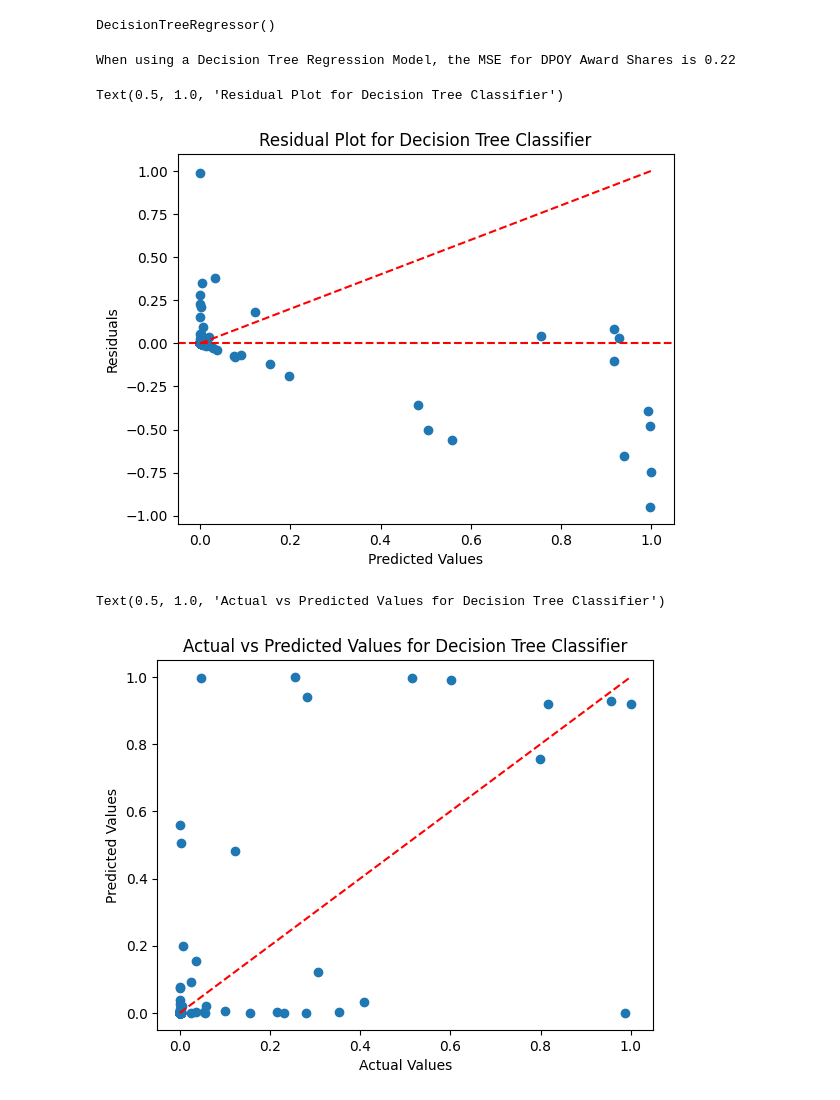
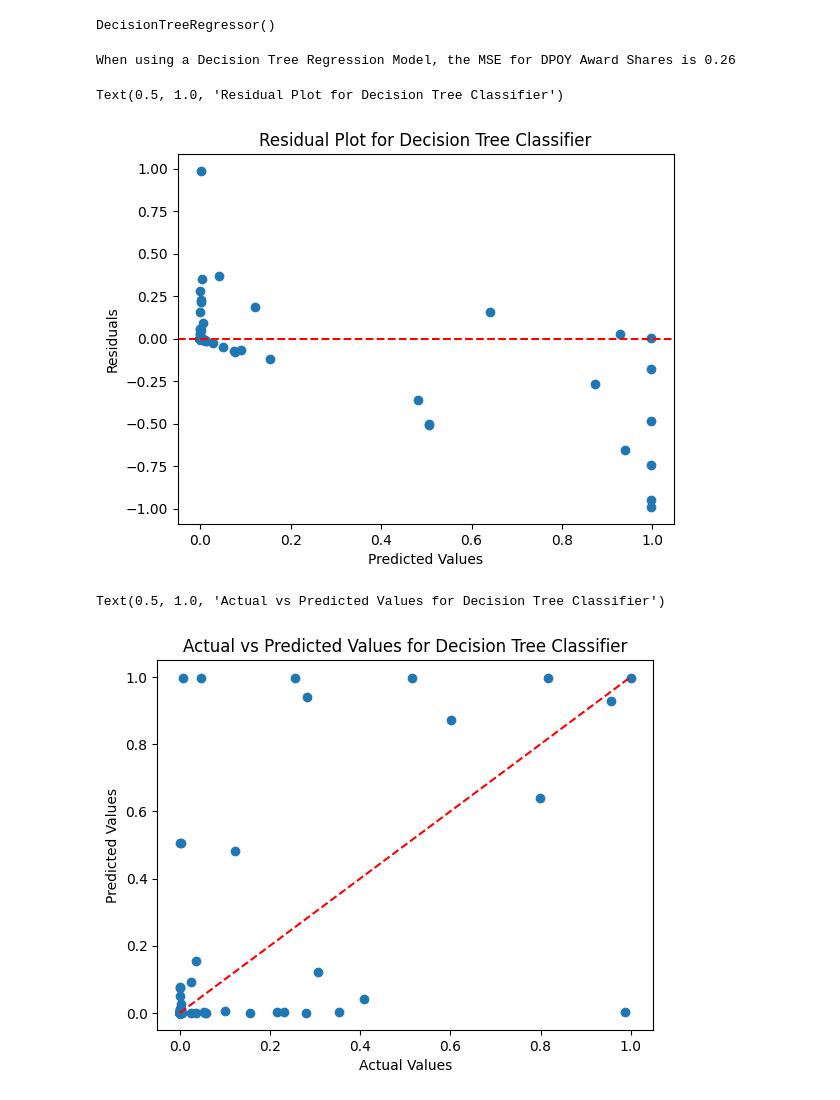
Before and after one commit to harshil0217/NBA_Award_Prediction, a Jupyter notebook: ROY.ipynb, the cells around one changed output. Drawn from its saved outputs; the diff is of its cells as text; code cells hidden in the pictures.

```diff
--- a/ROY.ipynb
+++ b/ROY.ipynb
@@ -41,3 +66,7 @@ y = award_df['nba roy']
+# %%
+#scale X
+scaler = StandardScaler()
+X = scaler.fit_transform(X)
 # %%
 X_train, X_test, y_train, y_test = train_test_split(X, y, test_size=0.2, random_state=69)
 X_train.shape, X_test.shape, y_train.shape, y_test.shape
@@ -78,20 +113,19 @@ mse_tree = mean_squared_error(y_pred_tree, y_test)
 
 print(f"When using a Decision Tree Regression Model, the MSE for DPOY Award Shares is {np.round(mse_tree, 4)*100}")
 # %% [output]
-When using a Decision Tree Regression Model, the MSE for DPOY Award Shares is 0.22
+When using a Decision Tree Regression Model, the MSE for DPOY Award Shares is 0.26
 # %%
 #create residual plot for decision tree classifier
 
 residuals = y_test - y_pred_tree
 plt.scatter(y_pred_tree, residuals)
 plt.xlabel('Predicted Values')
 plt.ylabel('Residuals')
 plt.axhline(y=0, color='red', label='0', linestyle='--')
-plt.plot([0, 1], [0, 1], color='red', linestyle='--')
 plt.title('Residual Plot for Decision Tree Classifier')
 # %% [output]
 Text(0.5, 1.0, 'Residual Plot for Decision Tree Classifier')
-[figure, old version]
+[figure, new version]
 # %%
 #actual vs predicted plot for decision tree classifier
 plt.scatter(y_test, y_pred_tree)
@@ -101,4 +135,4 @@ plt.plot([0, 1], [0, 1], color='red', linestyle='--')
 plt.title('Actual vs Predicted Values for Decision Tree Classifier')
 # %% [output]
 Text(0.5, 1.0, 'Actual vs Predicted Values for Decision Tree Classifier')
-[figure, old version]
+[figure, new version]
```
Also changed, not shown: parts of 6 cells of this notebook.
